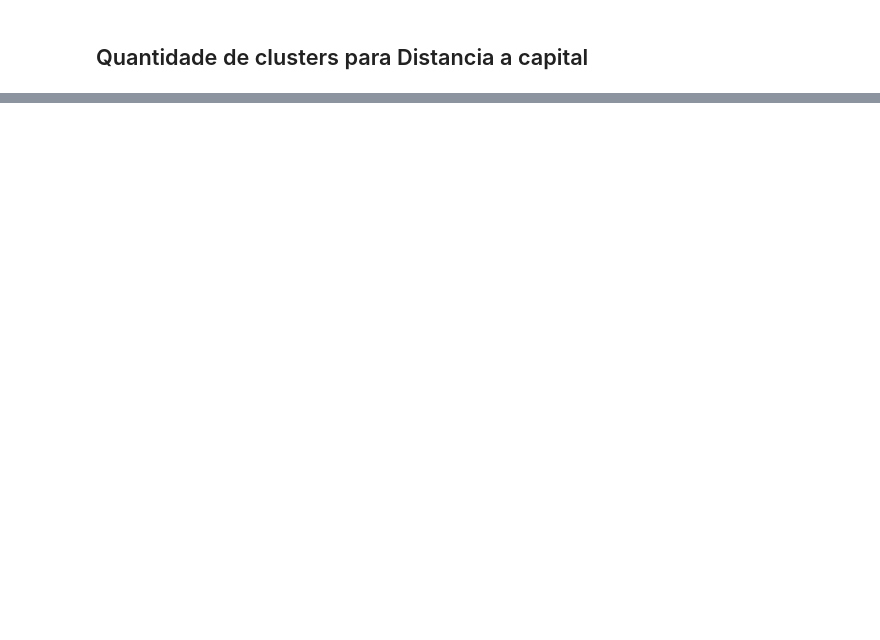
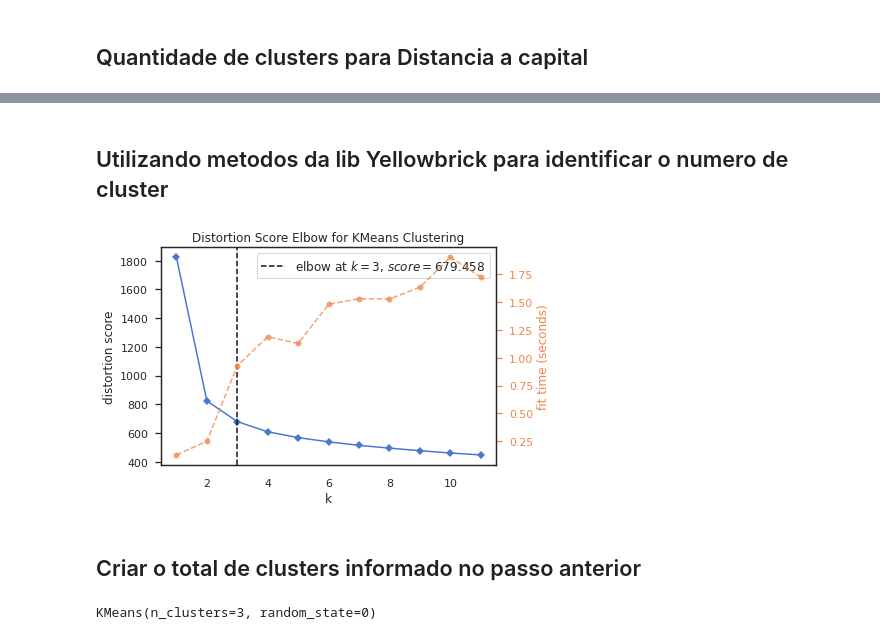
Before and after one commit to silviolima07/Clusters, a Jupyter notebook: Solar_v1.ipynb, the cells around one changed output, grey strips where cells are left out. Cells and saved outputs as stored; diff of their text form; code cells hidden in the pictures; blank space fills up the shorter version.

```diff
--- a/Solar_v1.ipynb
+++ b/Solar_v1.ipynb
@@ -412,0 +328,2 @@ df[['Município', 'Cluster_Renda', "Faixa_renda", 'Cluster_Distancia', 'Distanci
+# %%
+X = df2
@@ -412,0 +340,2 @@ df[['Município', 'Cluster_Renda', "Faixa_renda", 'Cluster_Distancia', 'Distanci
+# %%
+cols = X.columns
@@ -412,0 +344,6 @@ df[['Município', 'Cluster_Renda', "Faixa_renda", 'Cluster_Distancia', 'Distanci
+# %%
+ms = MinMaxScaler()
+
+X = ms.fit_transform(X)
+# %%
+X = pd.DataFrame(X, columns=[cols])
@@ -412,0 +360,19 @@ df[['Município', 'Cluster_Renda', "Faixa_renda", 'Cluster_Distancia', 'Distanci
+# %% [markdown]
+## Utilizando metodos da lib Yellowbrick para identificar o numero de cluster
+# %%
+model = KMeans()
+visualizer = KElbowVisualizer(model, k=(1,12))
+X = X
+
+visualizer.fit(X)    # Fit the data to the visualizer
+visualizer.poof();    # Draw/show/poof the data
+# %% [output]
+[figure, added]
+# %% [markdown]
+## Criar o total de clusters informado no passo anterior
+# %%
+kmeans = KMeans(n_clusters=3, random_state=0)
+
+kmeans.fit(X)
+# %% [output]
+KMeans(n_clusters=3, random_state=0)
```
Also changed, not shown: parts of 89 cells of this notebook.
